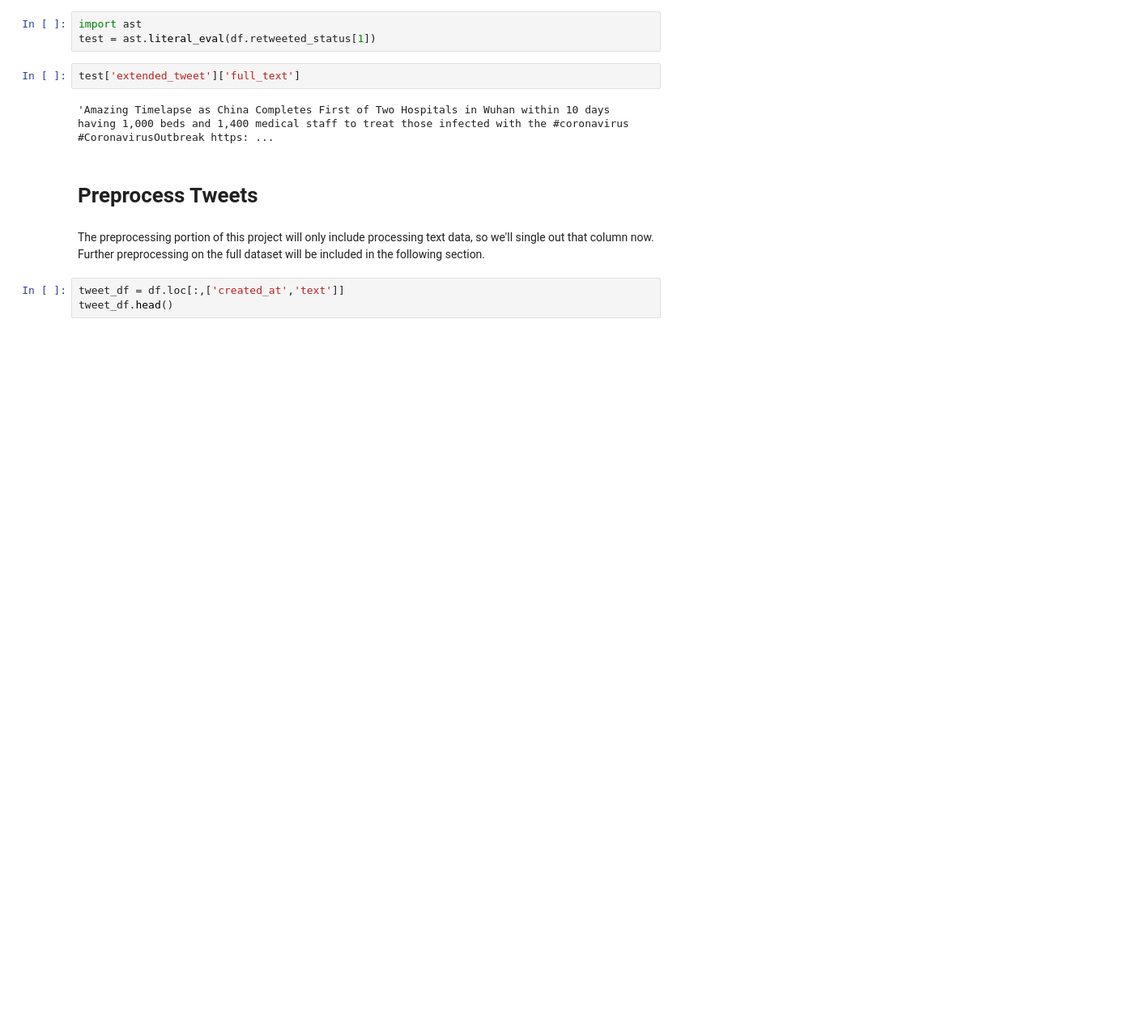
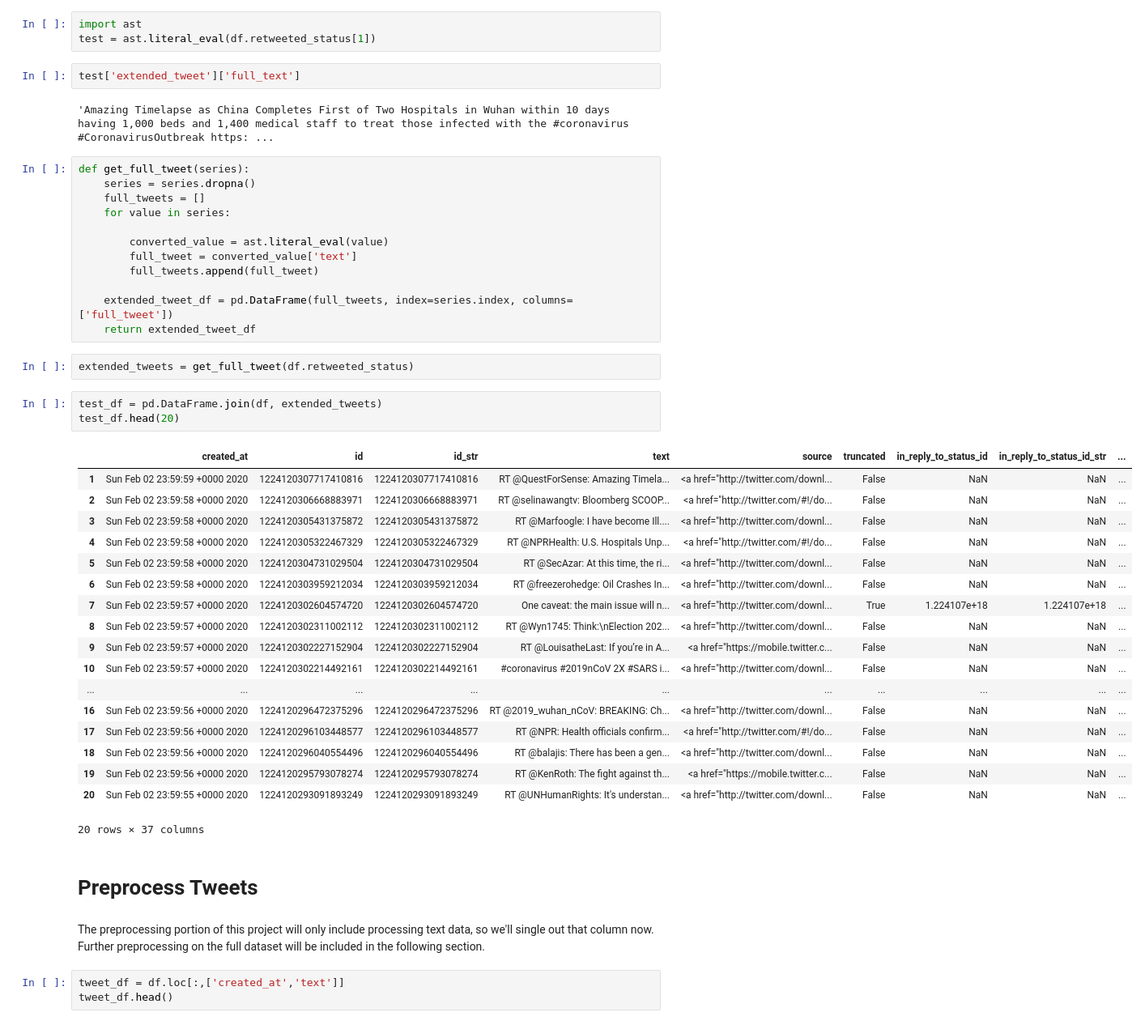
Before and after one commit to akelly66/COVID-Tweet-Sentiment, a Jupyter notebook: text-processing/COVID-tweet-NLP.ipynb, the cells around one changed output. Shown: that part at 81% size. Saved outputs shown, nothing was run; the diff lists cells and outputs as text; blank space fills up the shorter version.

Commit message:
Finished function to pull extended tweets from retweets

```diff
--- a/text-processing/COVID-tweet-NLP.ipynb
+++ b/text-processing/COVID-tweet-NLP.ipynb
@@ -87,6 +87,42 @@ test = ast.literal_eval(df.retweeted_status[1])
 test['extended_tweet']['full_text']
 # %% [output]
 'Amazing Timelapse as China Completes First of Two Hospitals in Wuhan within 10 days having 1,000 beds and 1,400 medical staff to treat those infected with the #coronavirus #CoronavirusOutbreak https: ...
+# %%
+def get_full_tweet(series):
+    series = series.dropna()
+    full_tweets = []
+    for value in series:
+
+        converted_value = ast.literal_eval(value)
+        full_tweet = converted_value['text']
+        full_tweets.append(full_tweet)
+
+    extended_tweet_df = pd.DataFrame(full_tweets, index=series.index, columns=['full_tweet'])
+    return extended_tweet_df
+# %%
+extended_tweets = get_full_tweet(df.retweeted_status)
+# %%
+test_df = pd.DataFrame.join(df, extended_tweets)
+test_df.head(20)
+# %% [output]
+|  | created_at | id | id_str | text | source | truncated | in_reply_to_status_id | in_reply_to_status_id_str | ... |
+| 1 | Sun Feb 02 23:59:59 +0000 2020 | 1224120307717410816 | 1224120307717410816 | RT @QuestForSense: Amazing Timela... | <a href="http://twitter.com/downl... | False | NaN | NaN | ... |
+| 2 | Sun Feb 02 23:59:58 +0000 2020 | 1224120306668883971 | 1224120306668883971 | RT @selinawangtv: Bloomberg SCOOP... | <a href="http://twitter.com/#!/do... | False | NaN | NaN | ... |
+| 3 | Sun Feb 02 23:59:58 +0000 2020 | 1224120305431375872 | 1224120305431375872 | RT @Marfoogle: I have become Ill.... | <a href="http://twitter.com/downl... | False | NaN | NaN | ... |
+| 4 | Sun Feb 02 23:59:58 +0000 2020 | 1224120305322467329 | 1224120305322467329 | RT @NPRHealth: U.S. Hospitals Unp... | <a href="http://twitter.com/#!/do... | False | NaN | NaN | ... |
+| 5 | Sun Feb 02 23:59:58 +0000 2020 | 1224120304731029504 | 1224120304731029504 | RT @SecAzar: At this time, the ri... | <a href="http://twitter.com/downl... | False | NaN | NaN | ... |
+| 6 | Sun Feb 02 23:59:58 +0000 2020 | 1224120303959212034 | 1224120303959212034 | RT @freezerohedge: Oil Crashes In... | <a href="http://twitter.com/downl... | False | NaN | NaN | ... |
+| 7 | Sun Feb 02 23:59:57 +0000 2020 | 1224120302604574720 | 1224120302604574720 | One caveat: the main issue will n... | <a href="http://twitter.com/downl... | True | 1.224107e+18 | 1.224107e+18 | ... |
+| 8 | Sun Feb 02 23:59:57 +0000 2020 | 1224120302311002112 | 1224120302311002112 | RT @Wyn1745: Think:\nElection 202... | <a href="http://twitter.com/downl... | False | NaN | NaN | ... |
+| 9 | Sun Feb 02 23:59:57 +0000 2020 | 1224120302227152904 | 1224120302227152904 | RT @LouisatheLast: If you’re in A... | <a href="https://mobile.twitter.c... | False | NaN | NaN | ... |
+| 10 | Sun Feb 02 23:59:57 +0000 2020 | 1224120302214492161 | 1224120302214492161 | #coronavirus #2019nCoV 2X #SARS i... | <a href="http://twitter.com/downl... | False | NaN | NaN | ... |
+| ... | ... | ... | ... | ... | ... | ... | ... | ... | ... |
+| 16 | Sun Feb 02 23:59:56 +0000 2020 | 1224120296472375296 | 1224120296472375296 | RT @2019_wuhan_nCoV: BREAKING: Ch... | <a href="http://twitter.com/downl... | False | NaN | NaN | ... |
+| 17 | Sun Feb 02 23:59:56 +0000 2020 | 1224120296103448577 | 1224120296103448577 | RT @NPR: Health officials confirm... | <a href="http://twitter.com/#!/do... | False | NaN | NaN | ... |
+| 18 | Sun Feb 02 23:59:56 +0000 2020 | 1224120296040554496 | 1224120296040554496 | RT @balajis: There has been a gen... | <a href="http://twitter.com/downl... | False | NaN | NaN | ... |
+| 19 | Sun Feb 02 23:59:56 +0000 2020 | 1224120295793078274 | 1224120295793078274 | RT @KenRoth: The fight against th... | <a href="https://mobile.twitter.c... | False | NaN | NaN | ... |
+| 20 | Sun Feb 02 23:59:55 +0000 2020 | 1224120293091893249 | 1224120293091893249 | RT @UNHumanRights: It's understan... | <a href="http://twitter.com/downl... | False | NaN | NaN | ... |
+20 rows × 37 columns
 # %% [markdown]
 # Preprocess Tweets
 # %% [markdown]
```
